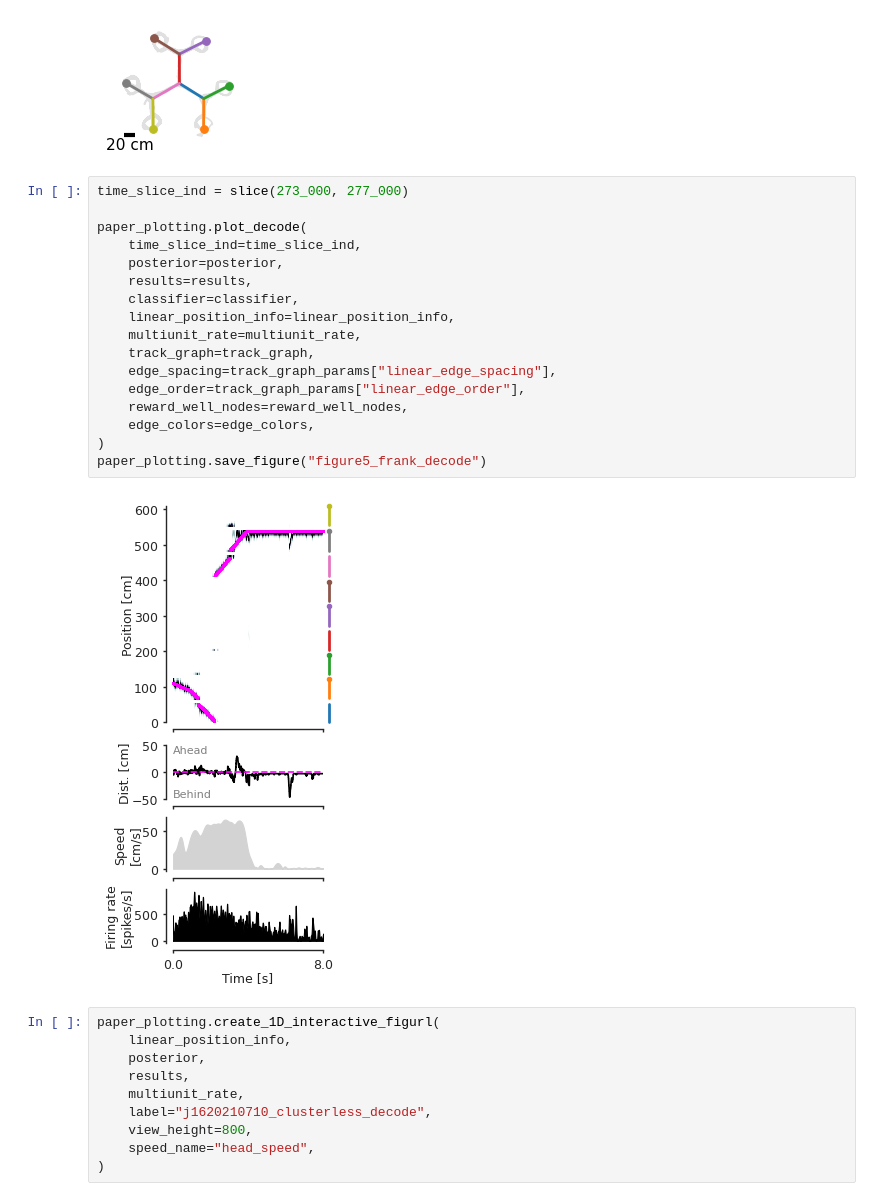
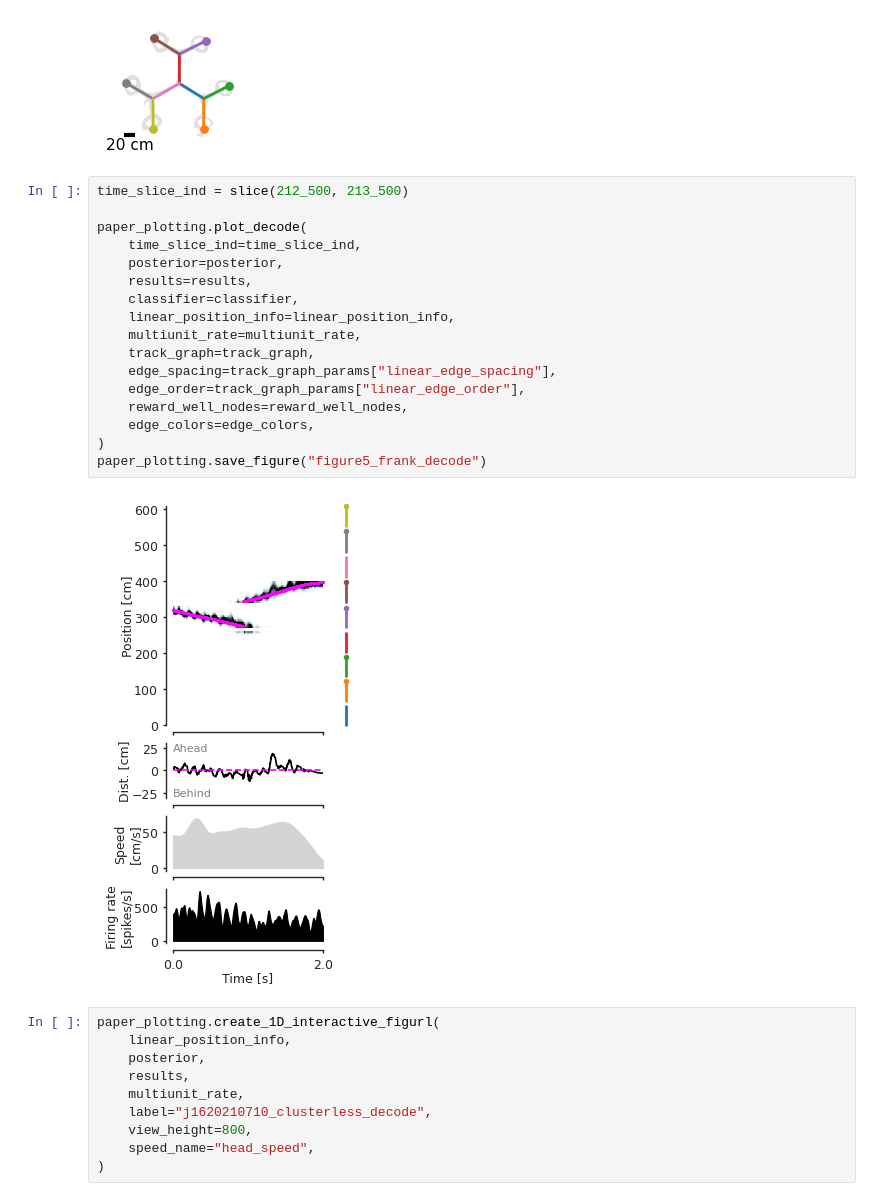
Before and after one commit to LorenFrankLab/spyglass-paper, a Jupyter notebook: notebooks/figure5/j1620210710_clusterless_decode.ipynb, the cells around one changed output. Cells and saved outputs as stored; diff of their text form.

```diff
--- a/notebooks/figure5/j1620210710_clusterless_decode.ipynb
+++ b/notebooks/figure5/j1620210710_clusterless_decode.ipynb
@@ -697,24 +683,24 @@ paper_plotting.save_figure("figure5_frank_track")
 # %% [output]
 [figure]
 # %%
-time_slice_ind = slice(273_000, 277_000)
+time_slice_ind = slice(212_500, 213_500)
 
 paper_plotting.plot_decode(
     time_slice_ind=time_slice_ind,
     posterior=posterior,
     results=results,
     classifier=classifier,
     linear_position_info=linear_position_info,
     multiunit_rate=multiunit_rate,
     track_graph=track_graph,
     edge_spacing=track_graph_params["linear_edge_spacing"],
     edge_order=track_graph_params["linear_edge_order"],
     reward_well_nodes=reward_well_nodes,
     edge_colors=edge_colors,
 )
 paper_plotting.save_figure("figure5_frank_decode")
 # %% [output]
-[figure, old version]
+[figure, new version]
 # %%
 paper_plotting.create_1D_interactive_figurl(
     linear_position_info,
```
Also changed, not shown: parts of 12 cells of this notebook, 4 other files.
